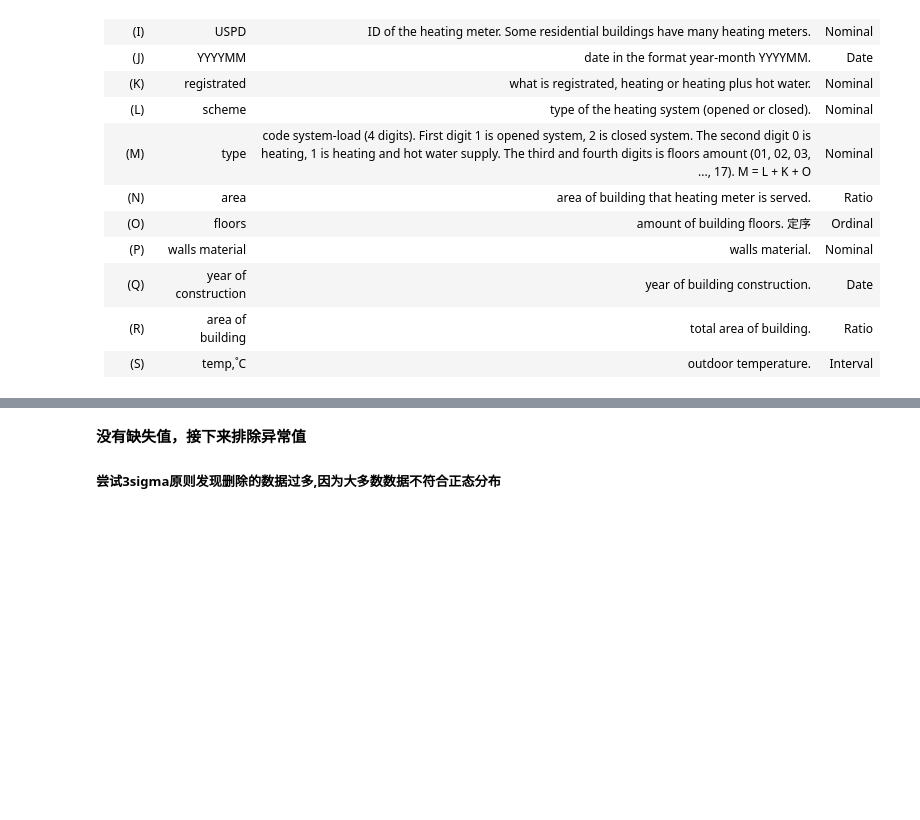
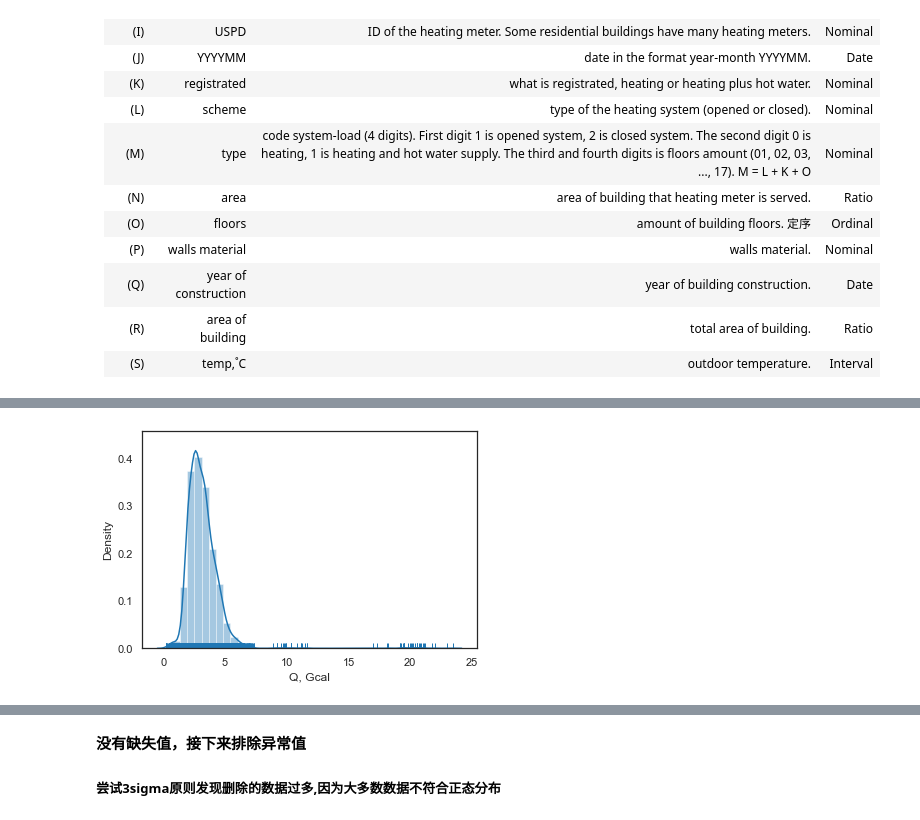
Before and after one commit to Hotomoderato/Heating-System-Analysis, a Jupyter notebook: Final_Dsss.ipynb, the cells around one changed output, grey strips where cells are left out. Cells and saved outputs as stored; diff of their text form; code cells hidden in the pictures; blank space fills up the shorter version.

```diff
--- a/Final_Dsss.ipynb
+++ b/Final_Dsss.ipynb
@@ -4,17 +4,29 @@ import numpy as np
 import seaborn as sns
 import matplotlib.pyplot as plt
 import matplotlib
+from sklearn.linear_model import LinearRegression
 from sklearn.preprocessing import OneHotEncoder
 from scipy.stats import kstest
-
+from sklearn.preprocessing import LabelEncoder
 from sklearn import svm
 from sklearn.covariance import EllipticEnvelope
-from sklearn.ensemble import IsolationForest
+from sklearn.ensemble import IsolationForest, AdaBoostRegressor
 from sklearn.neighbors import LocalOutlierFactor
+import time
+from sklearn.model_selection import train_test_split
+from sklearn.metrics import mean_squared_error
+from sklearn.metrics import r2_score
+import xgboost as xgb
+import graphviz
+
+matplotlib.rcParams['contour.negative_linestyle'] = 'solid'
 # %%
 # 显示所有列
 pd.set_option('display.max_columns', None)
 # 显示所有行
 pd.set_option('display.max_rows', None)
+
+sns.set_style('white')#设置绘图风格
+sns.set_context('notebook')
 # %%
 # 导入i3e数据
@@ -81,3 +93,7 @@ registrated = i3e_data["registrated"]
 floors = i3e_data["floors"]
 walls_material = i3e_data["walls material"]
 scheme = i3e_data["scheme"]
+# %%
+data= i3e_data[['М1, t', 'М2, t', 'ΔМ, t', 'ΔТ, °C', 'Т1, °C', 'Т2, °C', 'Q, Gcal', 'Date', 'area of building', 'USPD', 'registrated', 'scheme', 'area', 'floors',
+                'walls material', 'year of construction', 'temp,˚C']]
+data.describe()
@@ -83,0 +110,8 @@ scheme = i3e_data["scheme"]
+# %%
+sns.distplot(data['Q, Gcal'], bins=40, hist=True,#是否绘制直方图
+            kde=True,#是否绘制密度图
+            rug=True,
+            axlabel='Q, Gcal')
+plt.show()
+# %% [output]
+[figure, added]
```
Also changed, not shown: parts of 25 cells of this notebook, 2 other files.
